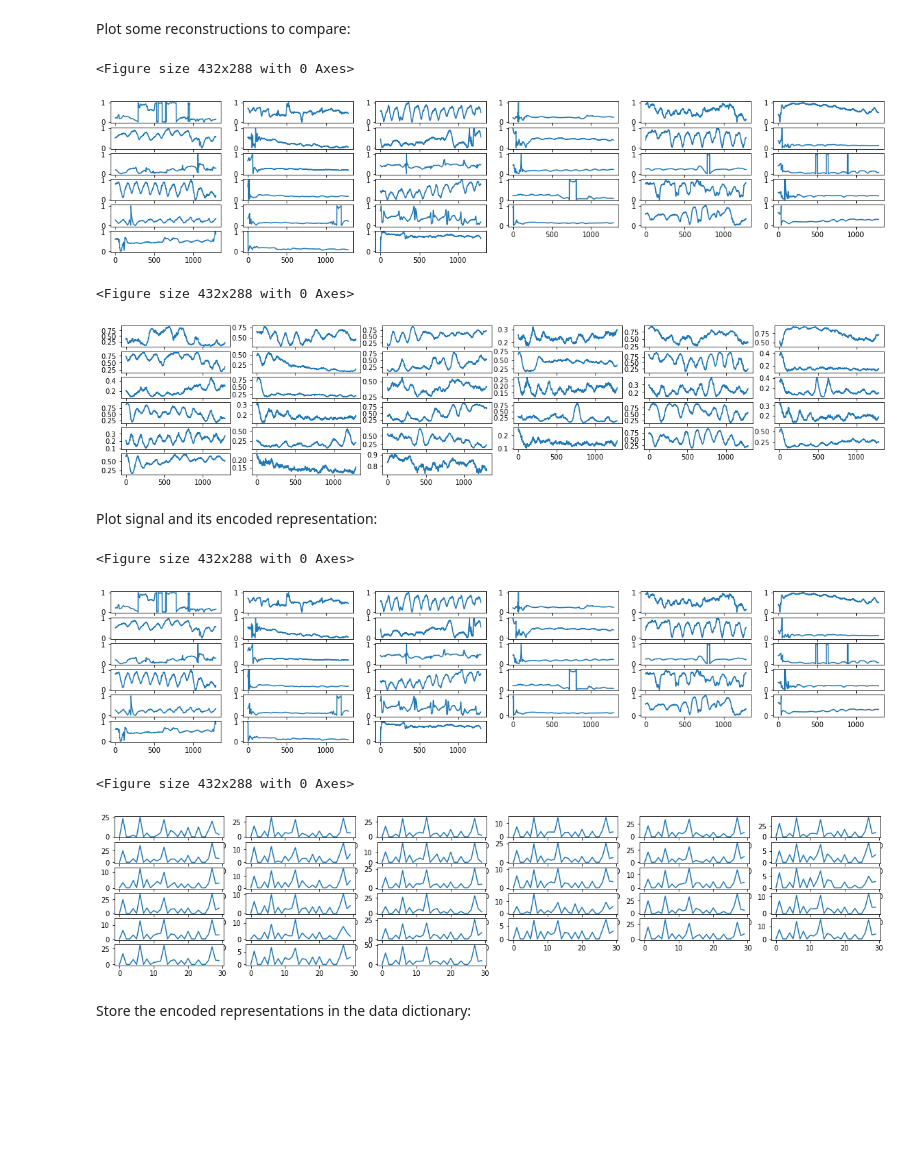
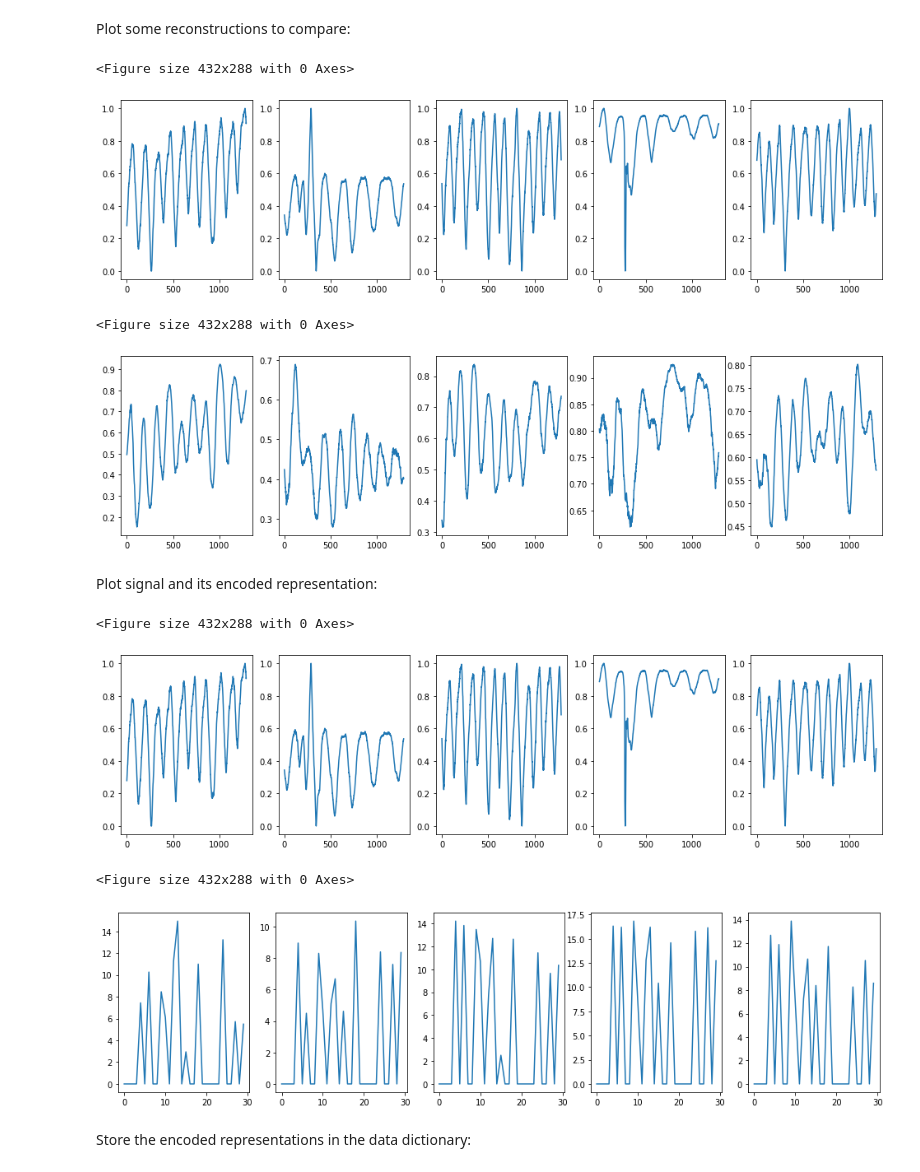
Before and after one commit to Aekai/Wi-Mind, a Jupyter notebook: FeatureExtractionModule/src/autoencoder_approach/autoencoder_classifiers-busy-vs-relaxed-no-TFv1.ipynb, the cells around one changed output. Saved outputs shown, nothing was run; the diff lists cells and outputs as text; code cells hidden in the pictures; blank space fills up the shorter version.

```diff
--- a/FeatureExtractionModule/src/autoencoder_approach/autoencoder_classifiers-busy-vs-relaxed-no-TFv1.ipynb
+++ b/FeatureExtractionModule/src/autoencoder_approach/autoencoder_classifiers-busy-vs-relaxed-no-TFv1.ipynb
@@ -64,7 +64,7 @@ def model_train(model, x_train, y_train, batch_size, epochs, x_valid, y_valid, x
     score = score[0]
     return score, acc, epoch_data
 # %%
-def get_busy_vs_relax_timeframes_br_hb(path, ident, seconds):
+def get_busy_vs_relax_timeframes_br_hb(path, ident, seconds, checkIfValid=True):
     """Returns raw data from either 'on task' or 'relax' time frames and their class (0 or 1)."""
 
     dataread = datareader.DataReader(path, ident)  # initialize path to data
@@ -109,6 +109,11 @@ def get_busy_vs_relax_timeframes_br_hb(path, ident, seconds):
             tmpHB_relax = dataextract.extract_from_heartbeat_time(dataextract_relax.t[-samp_rate*seconds:],
                                                                  dataextract_relax.y[-samp_rate*seconds:])
 
+            if checkIfValid and not(tmpBR_busy['br_ok'][0] and tmpBR_relax['br_ok'][0]):# and tmpHB_busy['hr_ok'][0] and tmpHB_relax['hr_ok'][0]):
+                # don't add this to the data that will be returned
+                # by going to the next iteration
+                continue
+
             tmp_tasks_data = np.vstack((tmp_tasks_data, dataextract.y[-samp_rate * seconds:]))
             tmp_tasks_y = np.vstack((tasks_y, 1))
             tmp_tasks_data = np.vstack((tmp_tasks_data, dataextract_relax.y[-samp_rate * seconds:]))
@@ -131,11 +136,11 @@ def get_busy_vs_relax_timeframes_br_hb(path, ident, seconds):
         tasks_data = np.vstack((tasks_data, dataextract_relax.y[-samp_rate * seconds:]))
         tasks_y = np.vstack((tasks_y, 0))
 
-        breathing = np.vstack((breathing, tmpBR_busy.to_numpy(dtype='float64', na_value=0)[0][:-1]))
-        breathing = np.vstack((breathing, tmpBR_relax.to_numpy(dtype='float64', na_value=0)[0][:-1]))
+        breathing = np.vstack((breathing, tmp_breathing))
 
-        heartbeat = np.vstack((heartbeat, tmpHB_busy.to_numpy(dtype='float64', na_value=0)[0][:-1]))
-        heartbeat = np.vstack((heartbeat, tmpHB_relax.to_numpy(dtype='float64', na_value=0)[0][:-1]))
+        heartbeat = np.vstack((heartbeat, tmp_heartbeat))
+
+        tasks_data = np.unwrap(tasks_data)
 
     return tasks_data, tasks_y, breathing, heartbeat
 # %%
@@ -217,12 +222,12 @@ path = '../../../StudyData/'
 n = len(idents)
 # %%
 # load all phase data to use for training autoencoders
-phase_all_train = get_data_from_idents_br_hb(path, idents[:-2], seconds)[0]
+phase_all_train = get_data_from_idents_br_hb(path, idents[:-4], seconds)[0]
 # Scale each row with MinMax to range [0,1]
 phase_all_train = MinMaxScaler().fit_transform(phase_all_train.T).T
 
 # load all validation phase data to use for training autoencoders
-phase_all_valid = get_data_from_idents_br_hb(path, idents[-2:], seconds)[0]
+phase_all_valid = get_data_from_idents_br_hb(path, idents[-4:], seconds)[0]
 # Scale each row with MinMax to range [0,1]
 phase_all_valid = MinMaxScaler().fit_transform(phase_all_valid.T).T
 # %%
@@ -256,7 +261,7 @@ epochs = 1000
 encoding_dim = 30
 ae_encoded_shape = np.empty((0,encoding_dim))
 # %%
-def compare_plot_n(data1, data2, plot_n=12):
+def compare_plot_n(data1, data2, plot_n=5):
 
     #plot data1 values
     plt.figure()
@@ -314,22 +319,22 @@ uc_ae.fit(phase_all_train, phase_all_train,
 Plot some reconstructions to compare:
 # %%
 data2 = uc_ae.predict(phase_all_valid)
-compare_plot_n(phase_all_valid, data2, 33)
+compare_plot_n(phase_all_valid, data2)
 # %% [output]
 <Figure size 432x288 with 0 Axes>
-[figure, old version]
+[figure, new version]
 <Figure size 432x288 with 0 Axes>
-[figure, old version]
+[figure, new version]
 # %% [markdown]
 Plot signal and its encoded representation:
 # %%
 data2 = uc_enc.predict(phase_all_valid)
-compare_plot_n(phase_all_valid, data2, 33)
+compare_plot_n(phase_all_valid, data2)
 # %% [output]
 <Figure size 432x288 with 0 Axes>
-[figure, old version]
+[figure, new version]
 <Figure size 432x288 with 0 Axes>
-[figure, old version]
+[figure, new version]
 # %% [markdown]
 Store the encoded representations in the data dictionary:
 # %%
```
Also changed, not shown: parts of 28 cells of this notebook, 11 other files.
